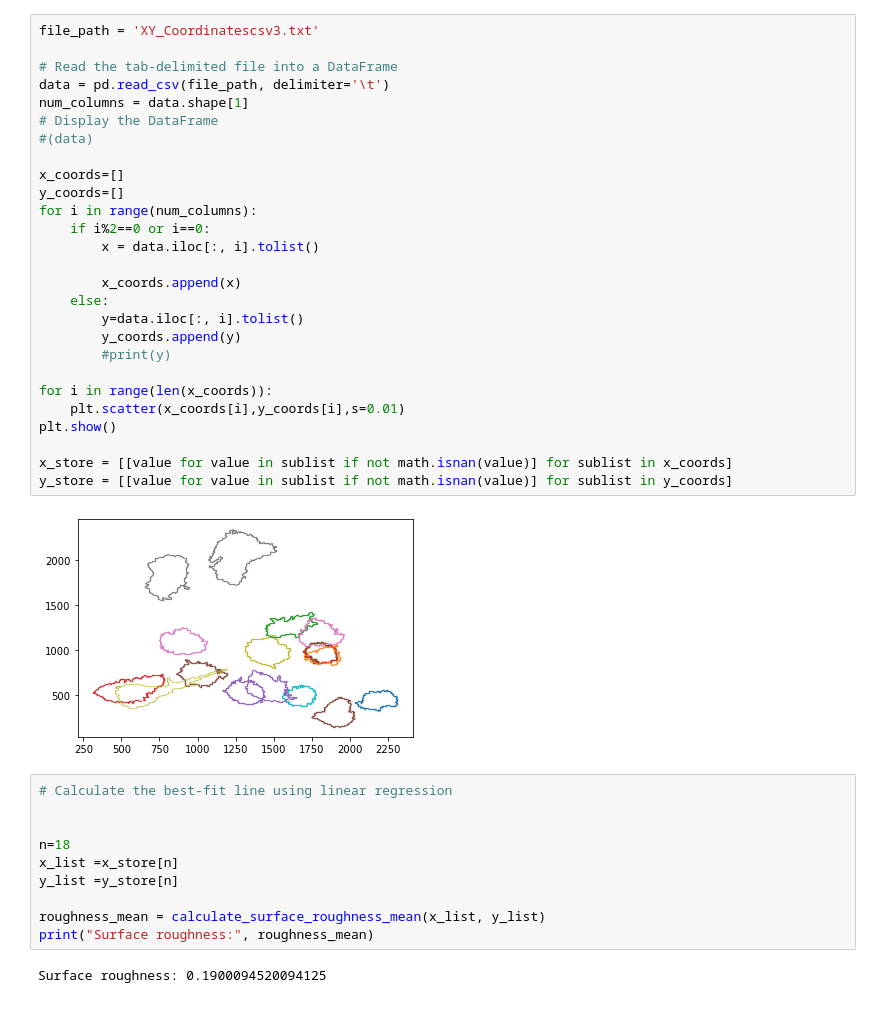
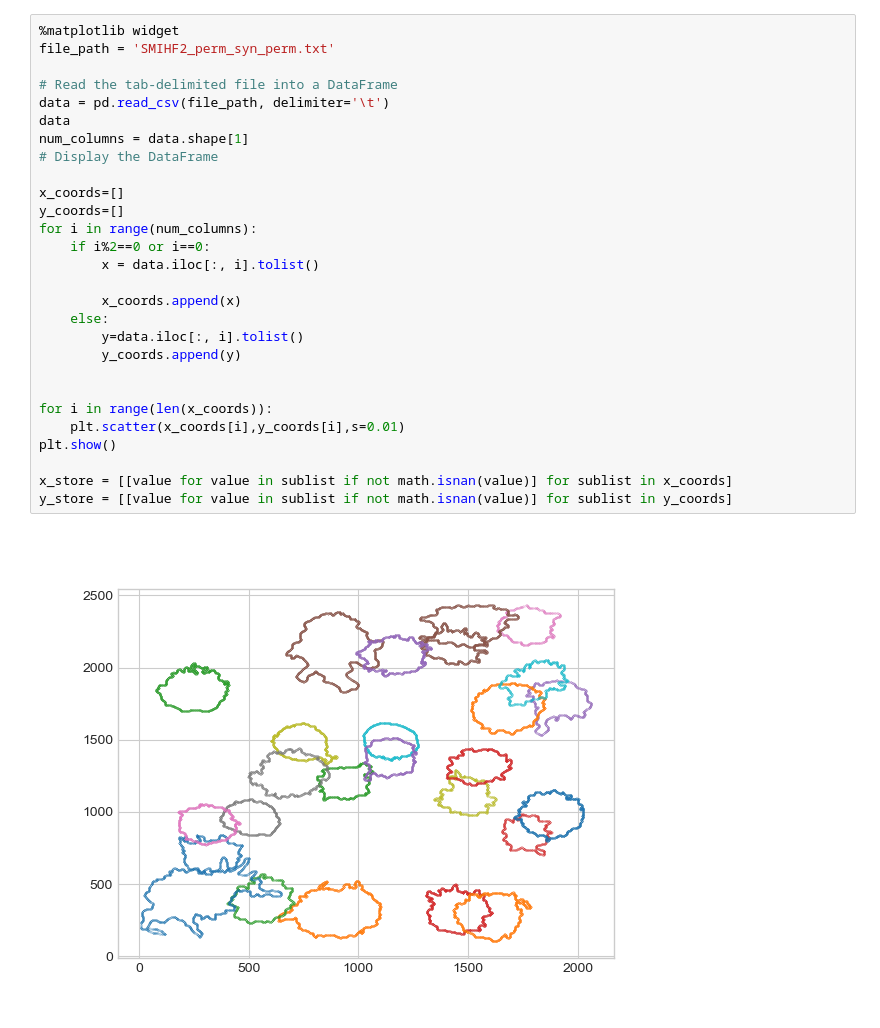
Before and after one commit to SamuelZKh/surface-analysis, a Jupyter notebook: surface roughness.ipynb, the cells around one changed output. Drawn from its saved outputs; the diff is of its cells as text.

```diff
--- a/surface roughness.ipynb
+++ b/surface roughness.ipynb
@@ -125,42 +145,31 @@ def final_function(file_path):
 # %%
-file_path = 'XY_Coordinatescsv3.txt'
+%matplotlib widget
+file_path = 'SMIHF2_perm_syn_perm.txt'
 
 # Read the tab-delimited file into a DataFrame
 data = pd.read_csv(file_path, delimiter='\t')
+data
 num_columns = data.shape[1]
 # Display the DataFrame
-#(data)
 
 x_coords=[]
 y_coords=[]
 for i in range(num_columns):
     if i%2==0 or i==0:
         x = data.iloc[:, i].tolist()
 
         x_coords.append(x)
     else:
         y=data.iloc[:, i].tolist()
         y_coords.append(y)
-        #print(y)
+
 
 for i in range(len(x_coords)):
     plt.scatter(x_coords[i],y_coords[i],s=0.01)
 plt.show()
 
 x_store = [[value for value in sublist if not math.isnan(value)] for sublist in x_coords]
 y_store = [[value for value in sublist if not math.isnan(value)] for sublist in y_coords]
 # %% [output]
-[figure, old version]
+[figure, new version]
-# %%
-# Calculate the best-fit line using linear regression
-
-
-n=18
-x_list =x_store[n]
-y_list =y_store[n]
-
-roughness_mean = calculate_surface_roughness_mean(x_list, y_list)
-print("Surface roughness:", roughness_mean)
-# %% [output]
-Surface roughness: 0.1900094520094125
 # %%
```
Also changed, not shown: parts of 36 cells of this notebook.
